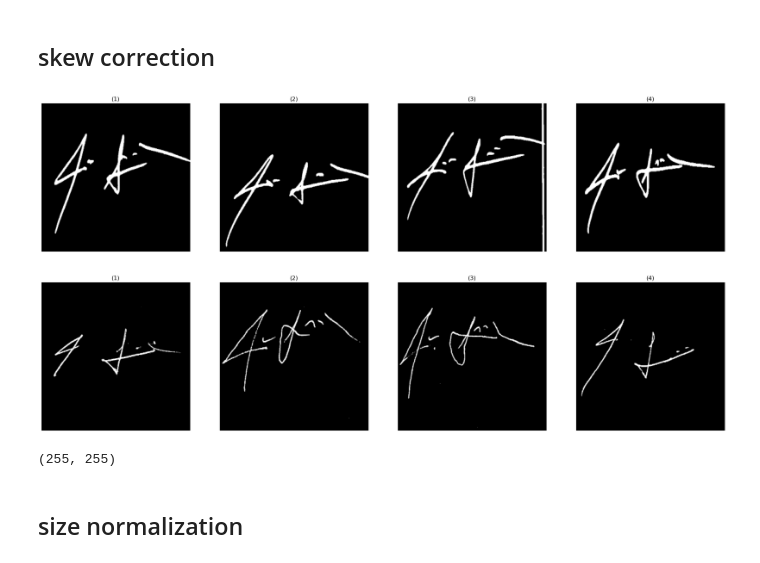
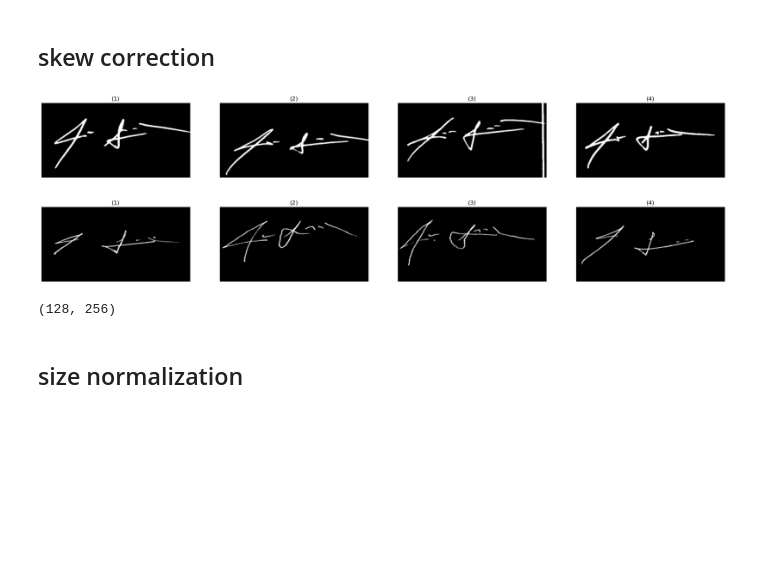
Before and after one commit to yasmin-hashem24/Signarture_verification_Image23, a Jupyter notebook: all.ipynb, the cells around one changed output. Drawn from its saved outputs; the diff is of its cells as text; code cells hidden in the pictures; blank space fills up the shorter version.

```diff
--- a/all.ipynb
+++ b/all.ipynb
@@ -170,16 +240,18 @@ show_images(forged_imgs[:4])
 ## binarization
 # %%
 def binarize(imgs: list[np.ndarray]) -> None:
+    binarized_imgs=[]
     for i in range(len(imgs)):
         threshold = threshold_otsu(imgs[i])
-        imgs[i] = imgs[i] < threshold
-        imgs[i] = imgs[i].astype(np.uint8)
+        binarized_imgs.append(imgs[i] < threshold)
+        binarized_imgs[i] = binarized_imgs[i].astype(np.uint8)
+    return binarized_imgs
 
-binarize(real_imgs)
-binarize(forged_imgs)
+real_imgs_binarized=binarize(real_imgs)
+forged_imgs_binarized=binarize(forged_imgs)
 
-show_images(real_imgs[:4])
-show_images(forged_imgs[:4])
+show_images(real_imgs_binarized[:4])
+show_images(forged_imgs_binarized[:4])
 # %% [output]
 [figure]
 [figure]
@@ -187,20 +259,22 @@ show_images(forged_imgs[:4])
 ## skew correction
 # %%
 def skewCorrection(imgs: np.ndarray) -> None:
+    skew_corrected_imgs=[]
     for i in range(len(imgs)):
-        imgs[i] = transform.resize(imgs[i], (255, 255), mode='reflect', anti_aliasing=True)
+        skew_corrected_imgs.append(transform.resize(imgs[i], (128, 256), mode='reflect', anti_aliasing=True))
+    return skew_corrected_imgs
 
-skewCorrection(real_imgs)
-skewCorrection(forged_imgs)
+skew_corrected_real_imgs=skewCorrection(real_imgs_binarized)
+skew_corrected_forged_imgs=skewCorrection(forged_imgs_binarized)
 
-show_images(real_imgs[:4])
-show_images(forged_imgs[:4])
+show_images(skew_corrected_real_imgs[:4])
+show_images(skew_corrected_forged_imgs[:4])
 
-print(real_imgs[0].shape)
+print(skew_corrected_real_imgs[0].shape)
 # %% [output]
-[figure, old version]
+[figure, new version]
-[figure, old version]
+[figure, new version]
-(255, 255)
+(128, 256)
 # %% [markdown]
 ## size normalization
 # %% [markdown]
```
Also changed, not shown: parts of 7 cells of this notebook, 1 other file.
